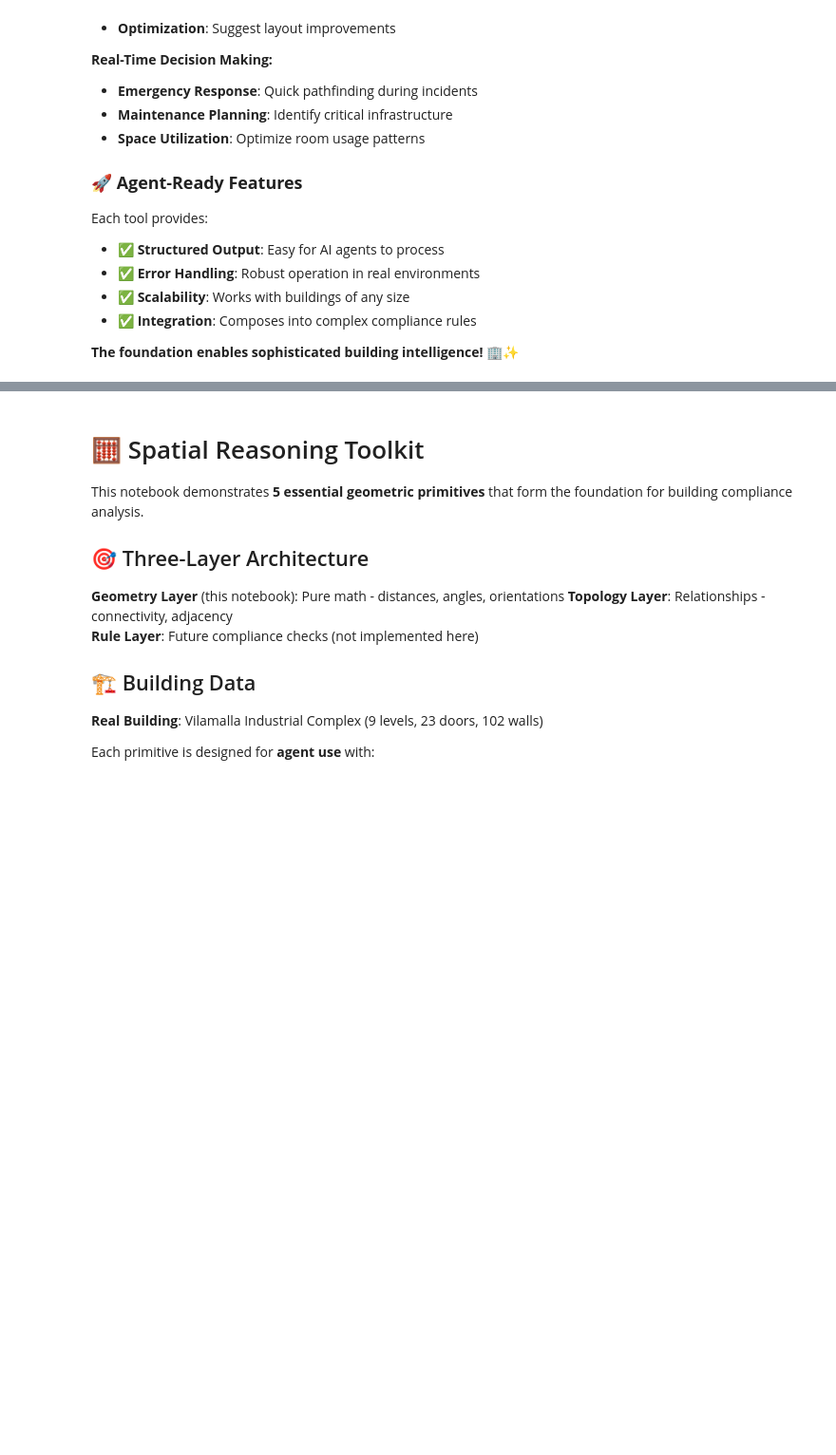
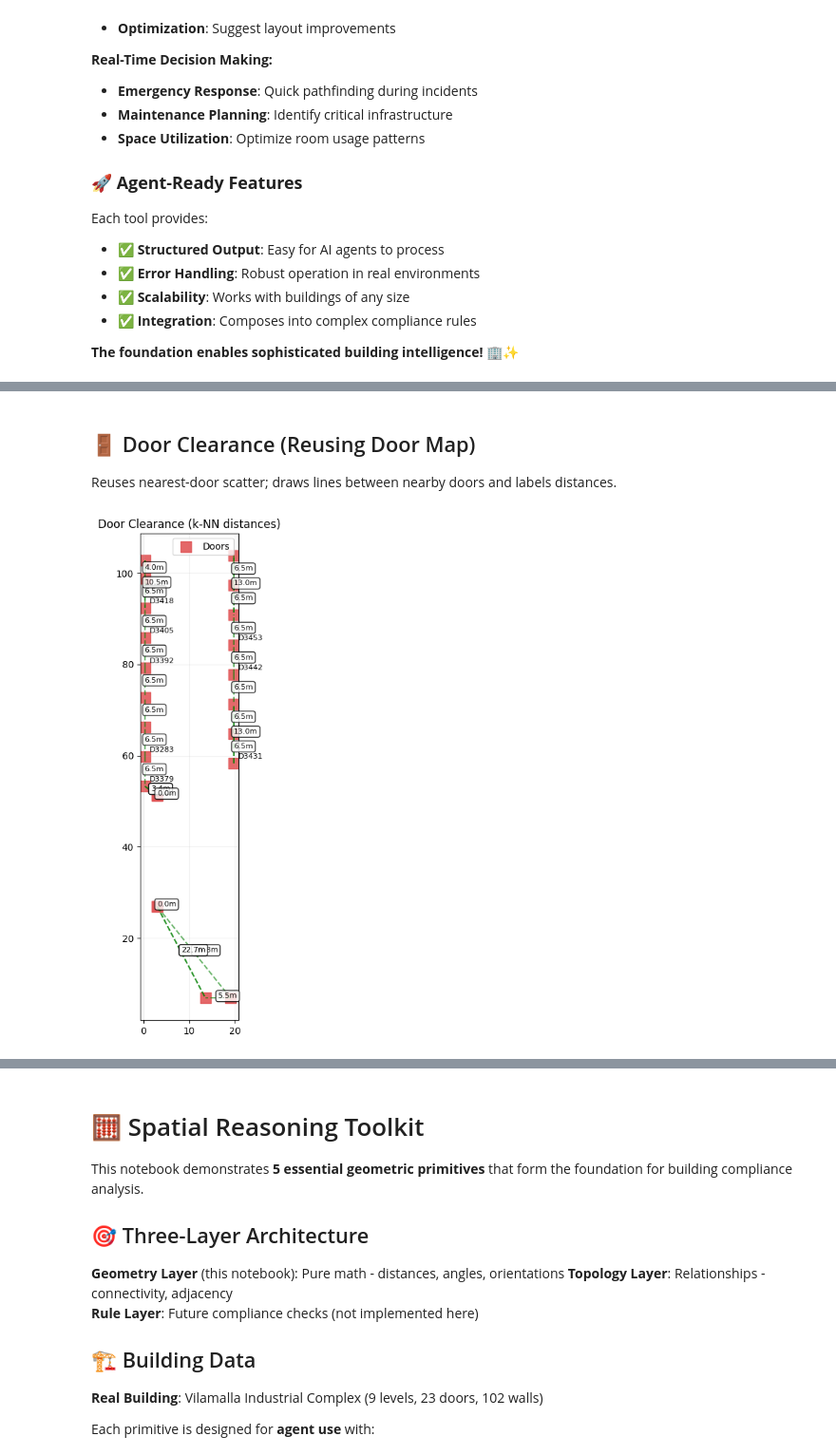
Before and after one commit to RaulAdSe/aec-agent, a Jupyter notebook: notebooks/02_calculations_simple.ipynb, the cells around one changed output, grey strips where cells are left out. Shown: that part at 95% size. Saved outputs shown, nothing was run; the diff lists cells and outputs as text; code cells hidden in the pictures; blank space fills up the shorter version.

```diff
--- a/notebooks/02_calculations_simple.ipynb
+++ b/notebooks/02_calculations_simple.ipynb
@@ -298,0 +691,65 @@ Each tool provides:
+# %% [markdown]
+## 🚪 Door Clearance (Reusing Door Map)
+Reuses nearest-door scatter; draws lines between nearby doors and labels distances.
+# %%
+# Build door scatter and draw k-nearest lines
+from math import sqrt
+
+# Collect door positions
+D = []  # (id, x, y)
+for door in all_doors:
+    pos = door.get('position')
+    if pos and 'x' in pos and 'y' in pos:
+        D.append((door['id'], pos['x'], pos['y']))
+
+fig, ax = plt.subplots(1, 1, figsize=(10, 8))
+
+# Scatter
+if D:
+    xs = [d[1] for d in D]
+    ys = [d[2] for d in D]
+    ax.scatter(xs, ys, c='#e15759', s=120, marker='s', alpha=0.9, label='Doors')
+
+# Helper: kNN among doors (k=2)
+def knn_pairs(points, k=2):
+    pairs = []
+    for i in range(len(points)):
+        distances = []
+        for j in range(len(points)):
+            if i == j: continue
+            dx = points[i][1] - points[j][1]
+            dy = points[i][2] - points[j][2]
+            distances.append((sqrt(dx*dx + dy*dy), j))
+        distances.sort(key=lambda t: t[0])
+        for m in range(min(k, len(distances))):
+            pairs.append((i, distances[m][1], distances[m][0]))
+    return pairs
+
+pairs = knn_pairs(D, k=2)
+
+# Draw unique undirected pairs to avoid duplicates
+seen = set()
+for i, j, dist_m in pairs:
+    key = tuple(sorted((i, j)))
+    if key in seen: continue
+    seen.add(key)
+    x1, y1 = D[i][1], D[i][2]
+    x2, y2 = D[j][1], D[j][2]
+    ax.plot([x1, x2], [y1, y2], 'g--', alpha=0.6)
+    # label at midpoint
+    mx, my = (x1+x2)/2.0, (y1+y2)/2.0
+    ax.annotate(f"{dist_m:.1f}m", (mx, my), fontsize=8,
+                bbox=dict(boxstyle='round', fc='white', alpha=0.8))
+
+# Labels for first few doors
+for i in range(min(8, len(D))):
+    ax.annotate(D[i][0], (D[i][1], D[i][2]), xytext=(5,5), textcoords='offset points', fontsize=8)
+
+ax.set_title('Door Clearance (k-NN distances)')
+ax.set_aspect('equal')
+ax.grid(True, alpha=0.2)
+ax.legend()
+plt.tight_layout()
+plt.show()
+# %% [output]
+[figure, added]
```
Also changed, not shown: parts of 16 cells of this notebook.
